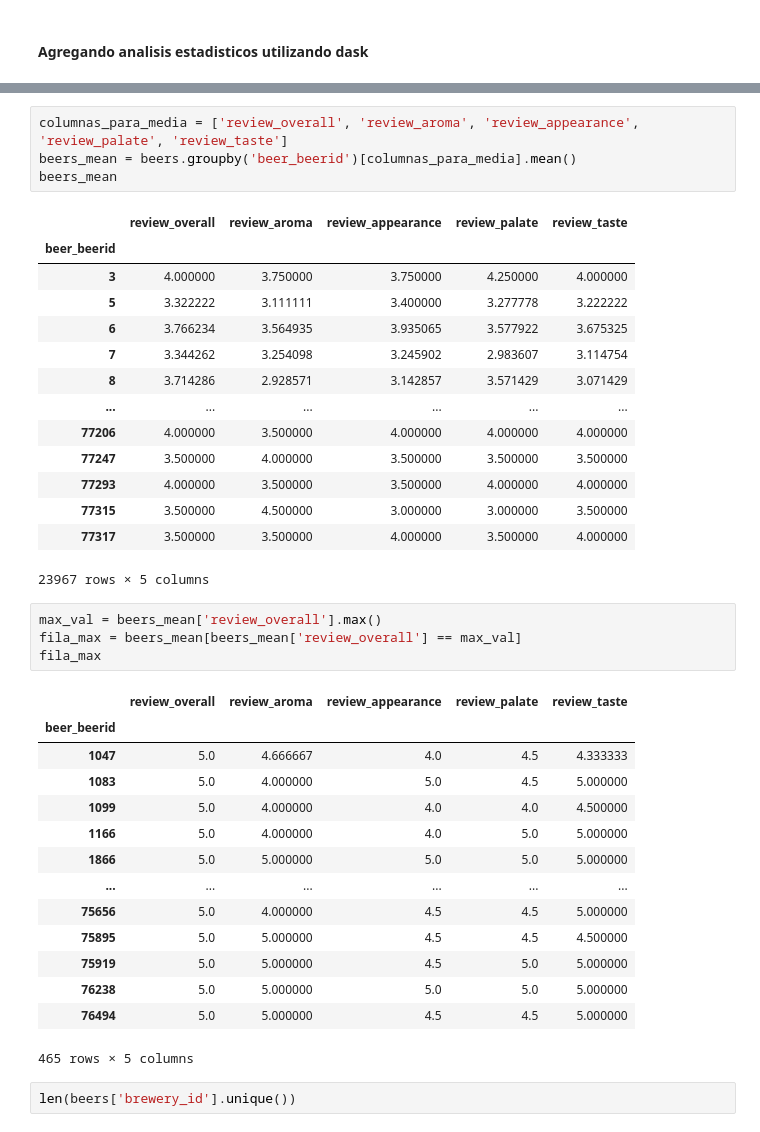
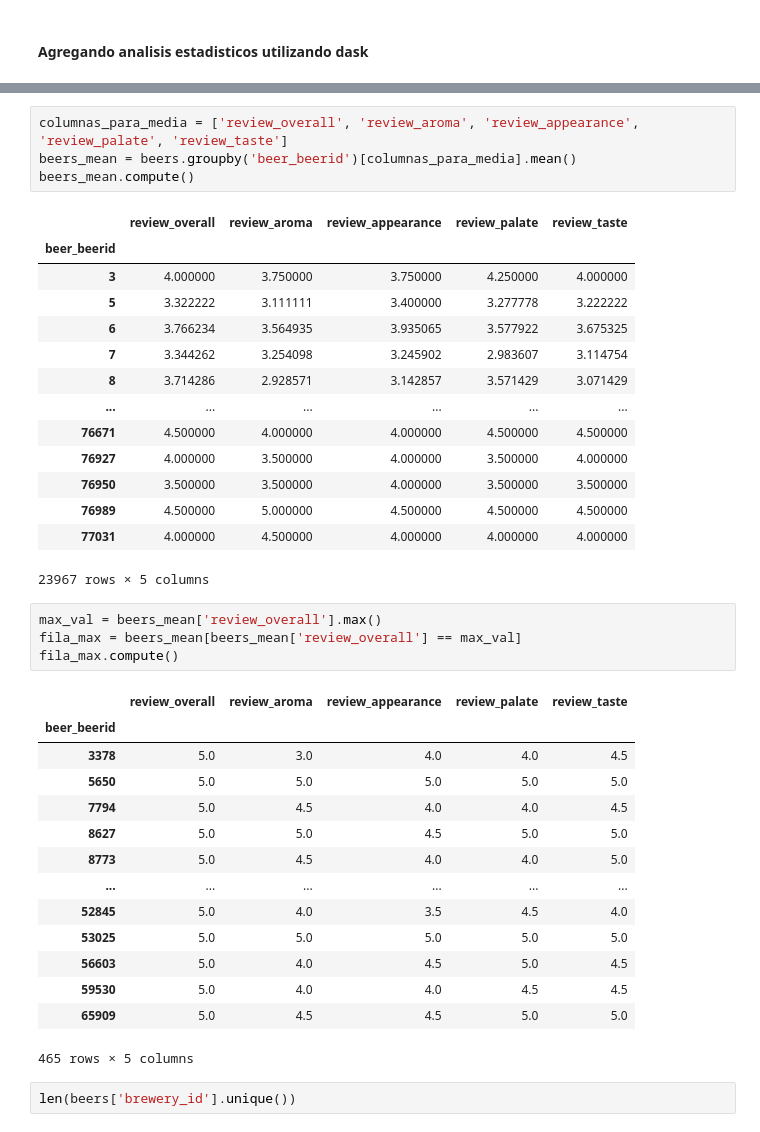
Before and after one commit to roddavalosG/proyecto_dask, a Jupyter notebook: 01_limpieza_dask.ipynb, the cells around one changed output, grey strips where cells are left out. Cells and saved outputs as stored; diff of their text form.

```diff
--- a/01_limpieza_dask.ipynb
+++ b/01_limpieza_dask.ipynb
@@ -195,7 +206,7 @@ len(beers['beer_beerid'].unique())
 # %%
 columnas_para_media = ['review_overall', 'review_aroma', 'review_appearance', 'review_palate', 'review_taste']
 beers_mean = beers.groupby('beer_beerid')[columnas_para_media].mean()
-beers_mean
+beers_mean.compute()
 # %% [output]
 |  | review_overall | review_aroma | review_appearance | review_palate | review_taste |
 | beer_beerid |  |  |  |  |  |
@@ -205,30 +216,30 @@ beers_mean
 | 7 | 3.344262 | 3.254098 | 3.245902 | 2.983607 | 3.114754 |
 | 8 | 3.714286 | 2.928571 | 3.142857 | 3.571429 | 3.071429 |
 | ... | ... | ... | ... | ... | ... |
-| 77206 | 4.000000 | 3.500000 | 4.000000 | 4.000000 | 4.000000 |
-| 77247 | 3.500000 | 4.000000 | 3.500000 | 3.500000 | 3.500000 |
-| 77293 | 4.000000 | 3.500000 | 3.500000 | 4.000000 | 4.000000 |
-| 77315 | 3.500000 | 4.500000 | 3.000000 | 3.000000 | 3.500000 |
-| 77317 | 3.500000 | 3.500000 | 4.000000 | 3.500000 | 4.000000 |
+| 76671 | 4.500000 | 4.000000 | 4.000000 | 4.500000 | 4.500000 |
+| 76927 | 4.000000 | 3.500000 | 4.000000 | 3.500000 | 4.000000 |
+| 76950 | 3.500000 | 3.500000 | 4.000000 | 3.500000 | 3.500000 |
+| 76989 | 4.500000 | 5.000000 | 4.500000 | 4.500000 | 4.500000 |
+| 77031 | 4.000000 | 4.500000 | 4.000000 | 4.000000 | 4.000000 |
 23967 rows × 5 columns
 # %%
 max_val = beers_mean['review_overall'].max()
 fila_max = beers_mean[beers_mean['review_overall'] == max_val]
-fila_max
+fila_max.compute()
 # %% [output]
 |  | review_overall | review_aroma | review_appearance | review_palate | review_taste |
 | beer_beerid |  |  |  |  |  |
-| 1047 | 5.0 | 4.666667 | 4.0 | 4.5 | 4.333333 |
-| 1083 | 5.0 | 4.000000 | 5.0 | 4.5 | 5.000000 |
-| 1099 | 5.0 | 4.000000 | 4.0 | 4.0 | 4.500000 |
-| 1166 | 5.0 | 4.000000 | 4.0 | 5.0 | 5.000000 |
-| 1866 | 5.0 | 5.000000 | 5.0 | 5.0 | 5.000000 |
+| 3378 | 5.0 | 3.0 | 4.0 | 4.0 | 4.5 |
+| 5650 | 5.0 | 5.0 | 5.0 | 5.0 | 5.0 |
+| 7794 | 5.0 | 4.5 | 4.0 | 4.0 | 4.5 |
+| 8627 | 5.0 | 5.0 | 4.5 | 5.0 | 5.0 |
+| 8773 | 5.0 | 4.5 | 4.0 | 4.0 | 5.0 |
 | ... | ... | ... | ... | ... | ... |
-| 75656 | 5.0 | 4.000000 | 4.5 | 4.5 | 5.000000 |
-| 75895 | 5.0 | 5.000000 | 4.5 | 4.5 | 4.500000 |
-| 75919 | 5.0 | 5.000000 | 4.5 | 5.0 | 5.000000 |
-| 76238 | 5.0 | 5.000000 | 5.0 | 5.0 | 5.000000 |
-| 76494 | 5.0 | 5.000000 | 4.5 | 4.5 | 5.000000 |
+| 52845 | 5.0 | 4.0 | 3.5 | 4.5 | 4.0 |
+| 53025 | 5.0 | 5.0 | 5.0 | 5.0 | 5.0 |
+| 56603 | 5.0 | 4.0 | 4.5 | 5.0 | 4.5 |
+| 59530 | 5.0 | 4.0 | 4.0 | 4.5 | 4.5 |
+| 65909 | 5.0 | 4.5 | 4.5 | 5.0 | 5.0 |
 465 rows × 5 columns
 # %%
 len(beers['brewery_id'].unique())
```
Also changed, not shown: parts of 12 cells of this notebook, 1 other file.
